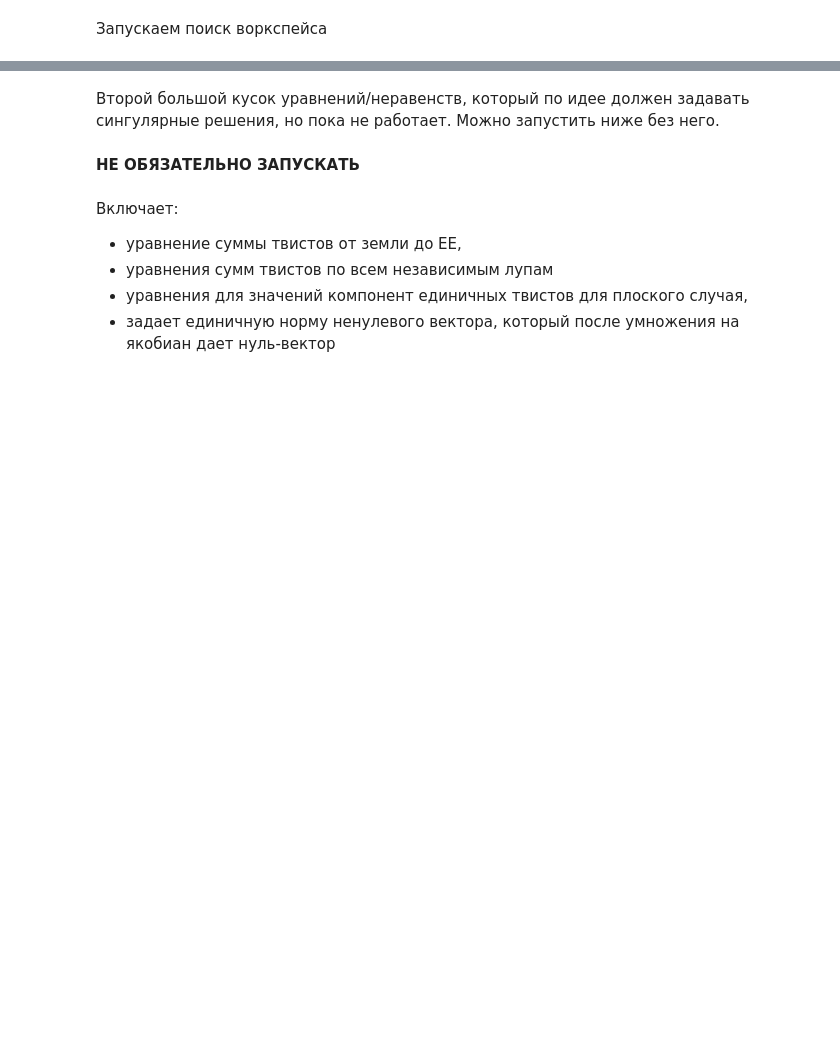
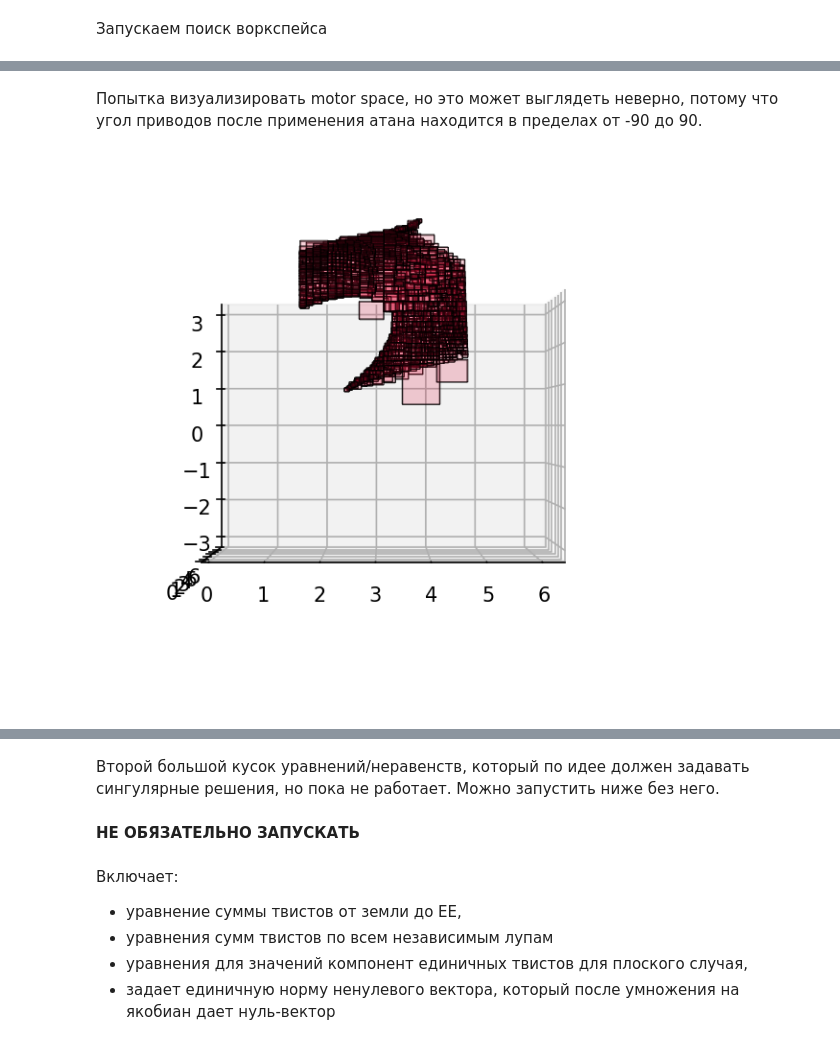
Before and after one commit to LicAiBeerLab/auto-robotics-design, a Jupyter notebook: testing_ground/singular_hell/5bar_boxing.ipynb, the cells around one changed output, grey strips where cells are left out. Saved outputs shown, nothing was run; the diff lists cells and outputs as text; code cells hidden in the pictures; blank space fills up the shorter version.

```diff
--- a/testing_ground/singular_hell/5bar_boxing.ipynb
+++ b/testing_ground/singular_hell/5bar_boxing.ipynb
@@ -529,0 +563,61 @@ plt.show()
+# %% [markdown]
+Попытка визуализировать motor space, но это может выглядеть неверно, потому что угол приводов после применения атана находится в пределах от -90 до 90.
+# %%
+inp = sols.copy()
+# inp = [np.array([(0,2),(1,3),(-1,2)])]
+
+positions = np.zeros((len(inp),3)) #[(0,0,0)]
+sizes = np.zeros((len(inp),3)) #[(1,1,1)]
+
+link_num1 = 1 #1 and 3 are connected to ground with active joints
+link_num2 = 3
+link_num3 = 2
+#for z
+cos_ind1 = w*(link_num1-1)+2
+sin_ind1 = w*(link_num1-1)+3
+cos_ind2 = w*(link_num2-1)+2
+sin_ind2 = w*(link_num2-1)+3
+cos_ind3 = w*(link_num3-1)+2
+sin_ind3 = w*(link_num3-1)+3
+
+for i,b in enumerate(inp):
+    # print(b)
+    atang1 = atan2_intervals(b[sin_ind1,:],b[cos_ind1,:])
+    atang2 = atan2_intervals(b[sin_ind2,:],b[cos_ind2,:])
+    atang3 = atan2_intervals(b[sin_ind3,:],b[cos_ind3,:])
+    xlb, xub = atang1 - (np.sign(atang1)-np.ones(2))*np.pi
+    ylb, yub = atang2 - (np.sign(atang2)-np.ones(2))*np.pi
+    zlb, zub = atang3 - (np.sign(atang3)-np.ones(2))*np.pi
+    # zlb, zub = b[sin_ind,0], b[sin_ind,1]
+    # print(b[z_ind,:])
+    positions[i,:] = xlb, ylb, zlb
+    sizes[i,:] = xub-xlb, yub-ylb, zub-zlb
+
+colors = ["crimson"]*len(inp) #,"limegreen" "crimson"
+# colors = [[1.,0.,0.,1.0],[0.,1.,0.,1.]]
+
+
+pb = prepare_boxes_plot(positions,sizes,colors=colors, edgecolor='k',linewidths=0.2, alpha=0.1)
+
+plt.figure(dpi=150)
+plt.subplot(111,projection='3d')
+ax = plt.gca()
+ax.add_collection3d(pb)
+
+ax.set_xlim([0,2*np.pi])
+ax.set_ylim([0,2*np.pi])
+# ax.set_zlim([-50,100])
+# ax.set_zlim([0,2*np.pi])
+ax.set_zlim([-np.pi,np.pi])
+
+ax.set_aspect('equalxy')
+
+ax.view_init(elev=0., azim=-90)
+
+# for ii in xrange(0,360,1):
+#     ax.view_init(elev=10., azim=ii)
+#     savefig("movie%d.png" % ii)
+
+plt.show()
+# %% [output]
+[figure, added]
```
Also changed, not shown: parts of 23 cells of this notebook, 2 other files.
